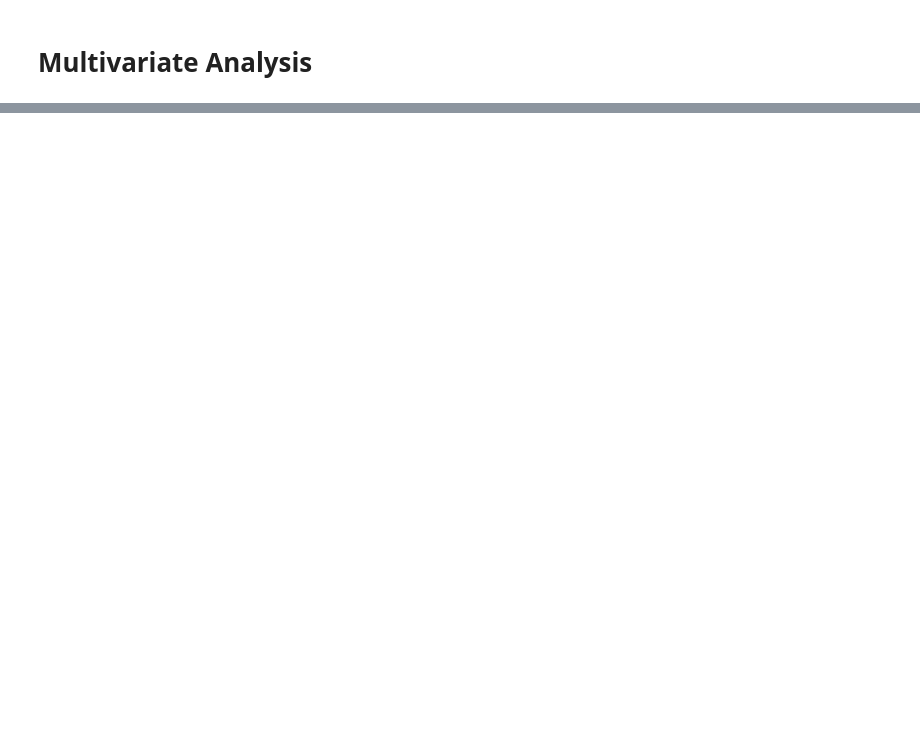
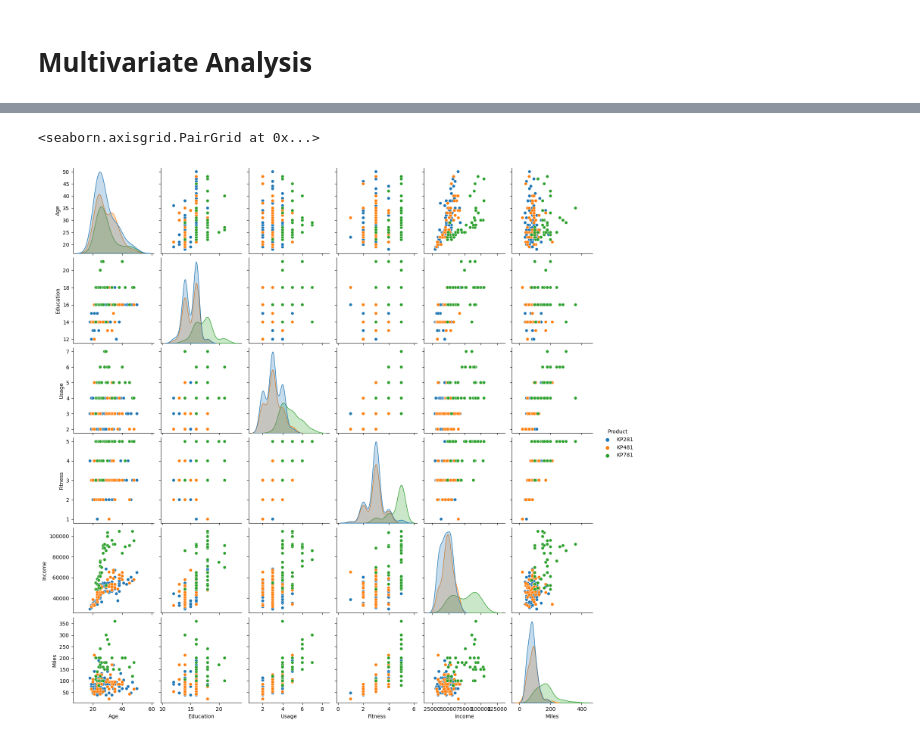
Before and after one commit to muthuganeshece/Business-Case-Study, a Jupyter notebook: Aerofit/Notebook/EDA.ipynb, the cells around one changed output, grey strips where cells are left out. Cells and saved outputs as stored; diff of their text form; code cells hidden in the pictures; blank space fills up the shorter version.

```diff
--- a/Aerofit/Notebook/EDA.ipynb
+++ b/Aerofit/Notebook/EDA.ipynb
@@ -402,0 +302,5 @@ pd.crosstab(raw_data['Product'], columns = raw_data['Gender'], margins= True, no
+# %%
+sns.pairplot(raw_data, hue='Product')
+# %% [output]
+<seaborn.axisgrid.PairGrid at 0x...>
+[figure, added]
```
Also changed, not shown: parts of 133 cells of this notebook, 1 other file.
